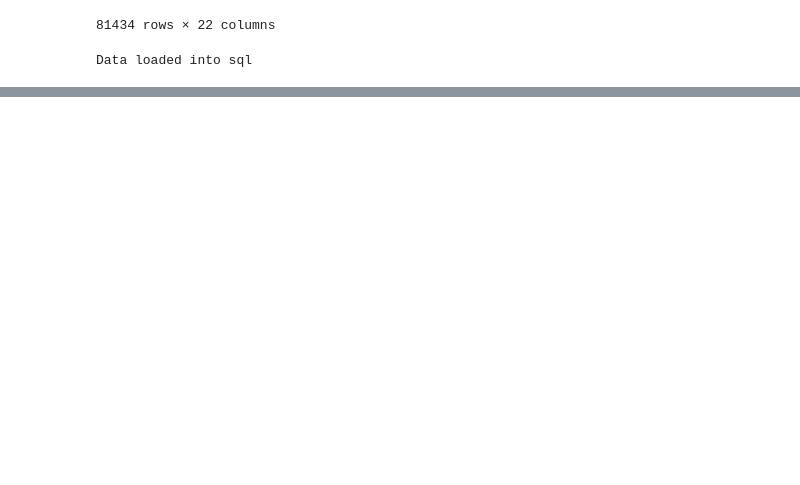
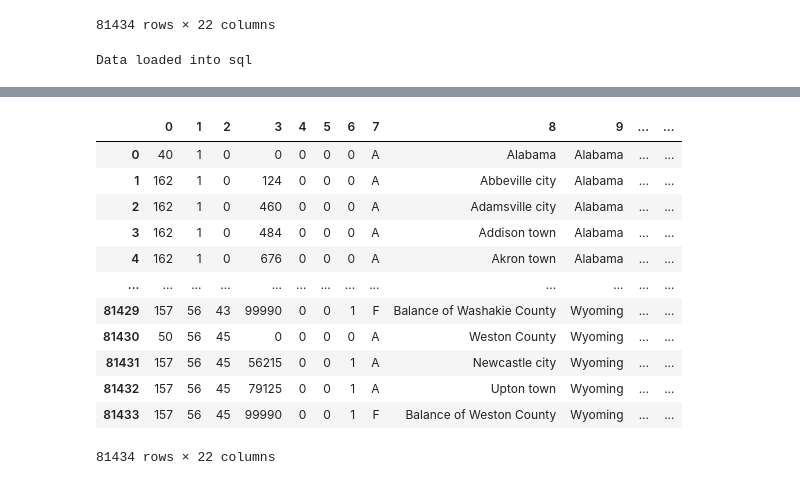
Before and after one commit to jongarrison/census_games, a Jupyter notebook: sqllite_jupyter/sqllite_notebook.ipynb, the cells around one changed output, grey strips where cells are left out. Drawn from its saved outputs; the diff is of its cells as text; code cells hidden in the pictures; blank space fills up the shorter version.

```diff
--- a/sqllite_jupyter/sqllite_notebook.ipynb
+++ b/sqllite_jupyter/sqllite_notebook.ipynb
@@ -305,0 +156,16 @@ c.execute(f"select sumlev, name, stname, popestimate2019, census2010pop, popesti
+# %%
+pd.DataFrame(c.execute("SELECT * FROM all_2019").fetchall())
+# %% [output]
+|  | 0 | 1 | 2 | 3 | 4 | 5 | 6 | 7 | 8 | 9 | ... | ... |
+| 0 | 40 | 1 | 0 | 0 | 0 | 0 | 0 | A | Alabama | Alabama | ... | ... |
+| 1 | 162 | 1 | 0 | 124 | 0 | 0 | 0 | A | Abbeville city | Alabama | ... | ... |
+| 2 | 162 | 1 | 0 | 460 | 0 | 0 | 0 | A | Adamsville city | Alabama | ... | ... |
+| 3 | 162 | 1 | 0 | 484 | 0 | 0 | 0 | A | Addison town | Alabama | ... | ... |
+| 4 | 162 | 1 | 0 | 676 | 0 | 0 | 0 | A | Akron town | Alabama | ... | ... |
+| ... | ... | ... | ... | ... | ... | ... | ... | ... | ... | ... | ... | ... |
+| 81429 | 157 | 56 | 43 | 99990 | 0 | 0 | 1 | F | Balance of Washakie County | Wyoming | ... | ... |
+| 81430 | 50 | 56 | 45 | 0 | 0 | 0 | 0 | A | Weston County | Wyoming | ... | ... |
+| 81431 | 157 | 56 | 45 | 56215 | 0 | 0 | 1 | A | Newcastle city | Wyoming | ... | ... |
+| 81432 | 157 | 56 | 45 | 79125 | 0 | 0 | 1 | A | Upton town | Wyoming | ... | ... |
+| 81433 | 157 | 56 | 45 | 99990 | 0 | 0 | 1 | F | Balance of Weston County | Wyoming | ... | ... |
+81434 rows × 22 columns
```
Also changed, not shown: parts of 15 cells of this notebook.
